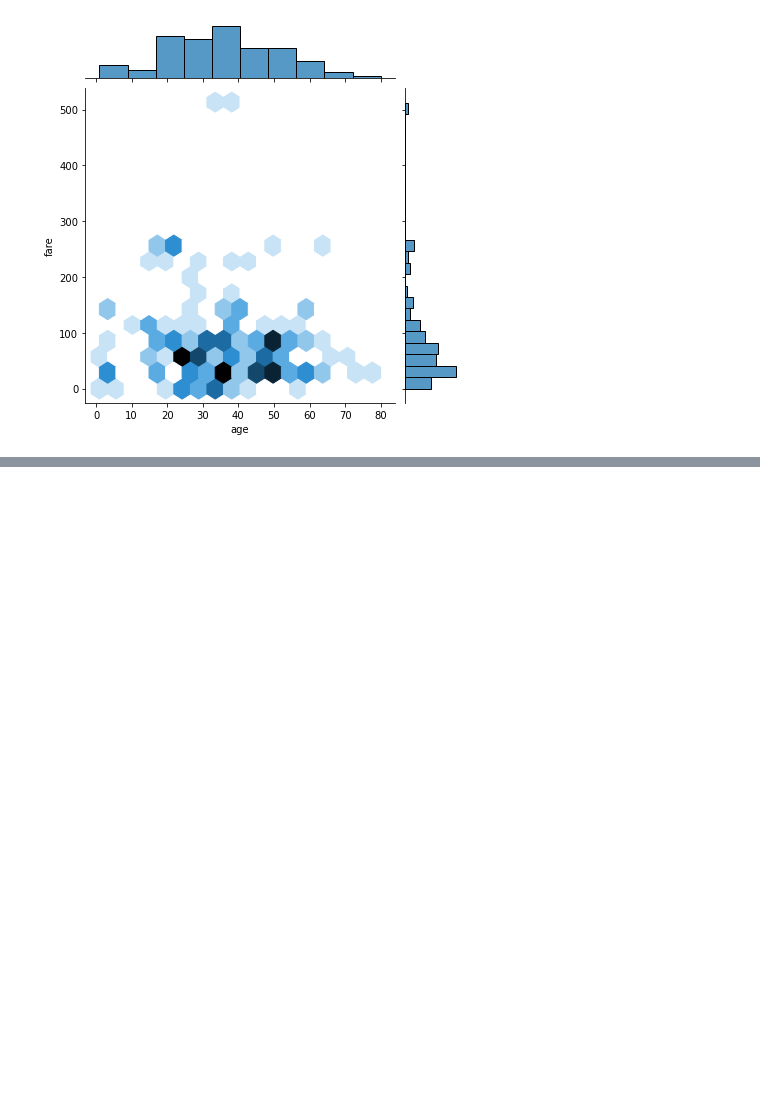
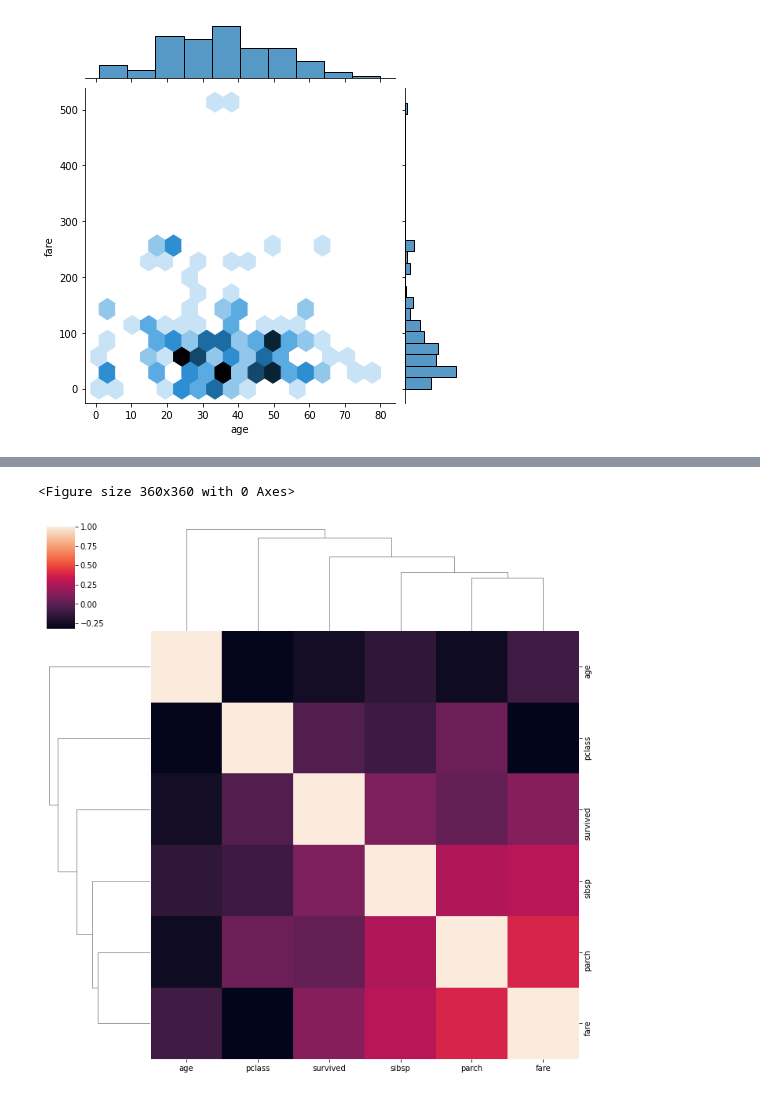
Before and after one commit to ThibDelo/Python_Documentation, a Jupyter notebook: Python_seaborn.ipynb, the cells around one changed output, grey strips where cells are left out. Cells and saved outputs as stored; diff of their text form; code cells hidden in the pictures; blank space fills up the shorter version.

```diff
--- a/Python_seaborn.ipynb
+++ b/Python_seaborn.ipynb
@@ -84,0 +92,8 @@ plt.show()
+# %%
+# Affiche la matrice de corrélation cluteurisé
+plt.figure(figsize=(5, 5))
+sns.clustermap(titanic.corr())
+plt.show()
+# %% [output]
+<Figure size 360x360 with 0 Axes>
+[figure, added]
```
Also changed, not shown: parts of 5 cells of this notebook.
